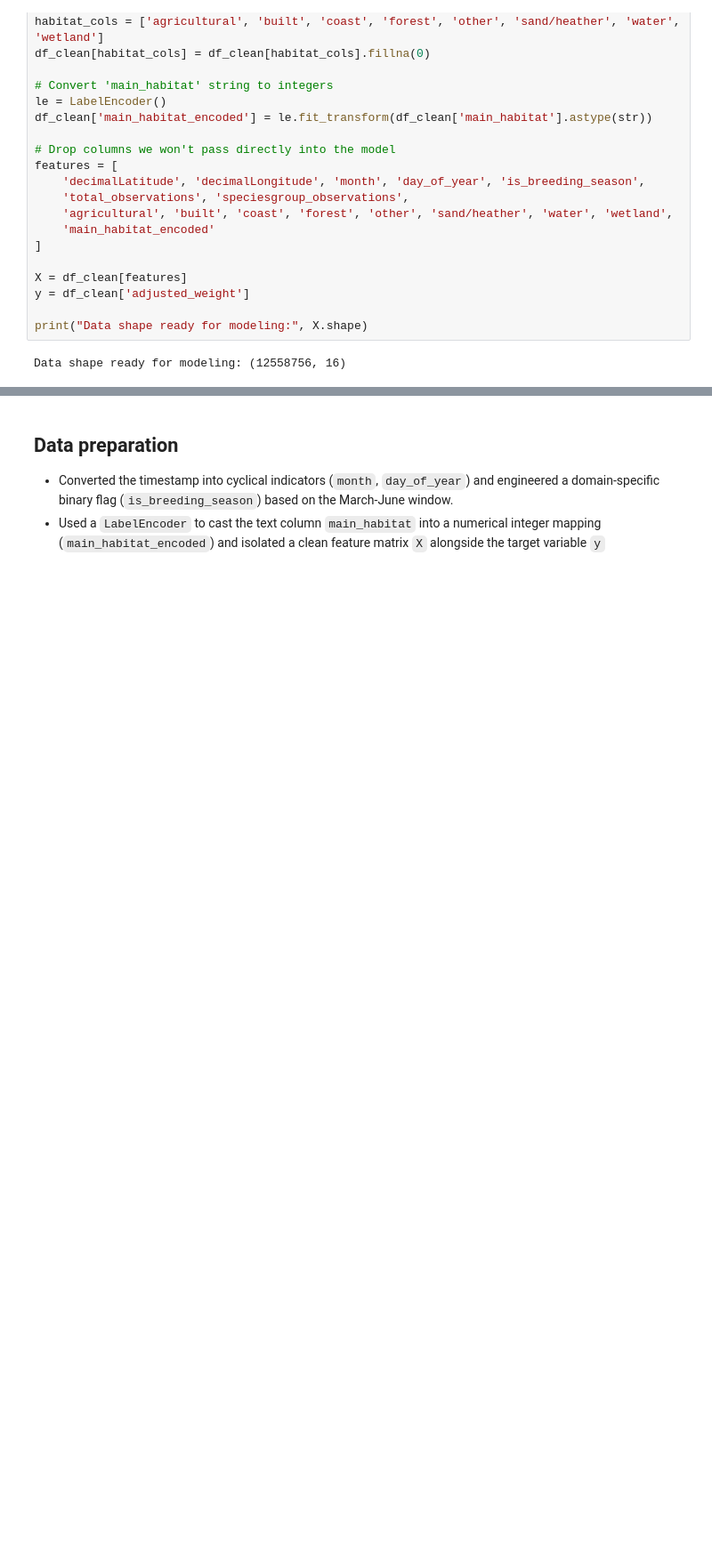
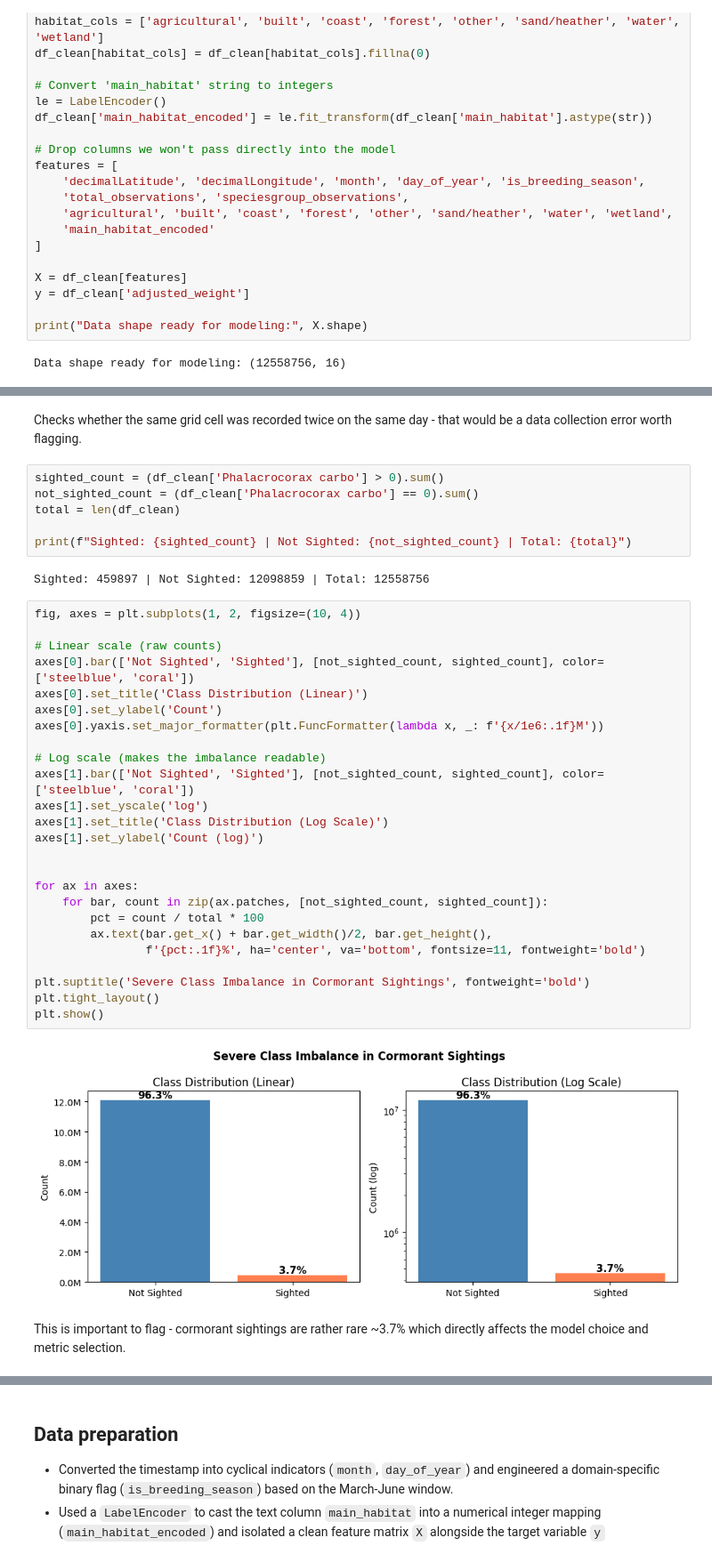
Before and after one commit to kebabzter/the-greatest-cormorant, a Jupyter notebook: notebook-03.ipynb, the cells around one changed output, grey strips where cells are left out. Shown at 89% size. Drawn from its saved outputs; the diff is of its cells as text; blank space fills up the shorter version.

Commit message:
Completed the data quality

```diff
--- a/notebook-03.ipynb
+++ b/notebook-03.ipynb
@@ -179,0 +190,39 @@ Data shape ready for modeling: (12558756, 16)
+# %% [markdown]
+Checks whether the same grid cell was recorded twice on the same day - that would be a data collection error worth flagging.
+# %%
+sighted_count = (df_clean['Phalacrocorax carbo'] > 0).sum()
+not_sighted_count = (df_clean['Phalacrocorax carbo'] == 0).sum()
+total = len(df_clean)
+
+print(f"Sighted: {sighted_count} | Not Sighted: {not_sighted_count} | Total: {total}")
+# %% [output]
+Sighted: 459897 | Not Sighted: 12098859 | Total: 12558756
+# %%
+fig, axes = plt.subplots(1, 2, figsize=(10, 4))
+
+# Linear scale (raw counts)
+axes[0].bar(['Not Sighted', 'Sighted'], [not_sighted_count, sighted_count], color=['steelblue', 'coral'])
+axes[0].set_title('Class Distribution (Linear)')
+axes[0].set_ylabel('Count')
+axes[0].yaxis.set_major_formatter(plt.FuncFormatter(lambda x, _: f'{x/1e6:.1f}M'))
+
+# Log scale (makes the imbalance readable)
+axes[1].bar(['Not Sighted', 'Sighted'], [not_sighted_count, sighted_count], color=['steelblue', 'coral'])
+axes[1].set_yscale('log')
+axes[1].set_title('Class Distribution (Log Scale)')
+axes[1].set_ylabel('Count (log)')
+
+
+for ax in axes:
+    for bar, count in zip(ax.patches, [not_sighted_count, sighted_count]):
+        pct = count / total * 100
+        ax.text(bar.get_x() + bar.get_width()/2, bar.get_height(),
+                f'{pct:.1f}%', ha='center', va='bottom', fontsize=11, fontweight='bold')
+
+plt.suptitle('Severe Class Imbalance in Cormorant Sightings', fontweight='bold')
+plt.tight_layout()
+plt.show()
+# %% [output]
+[figure, added]
+# %% [markdown]
+This is important to flag - cormorant sightings are rather rare ~3.7% which directly affects the model choice and metric selection.
```
Also changed, not shown: parts of 6 cells of this notebook.
